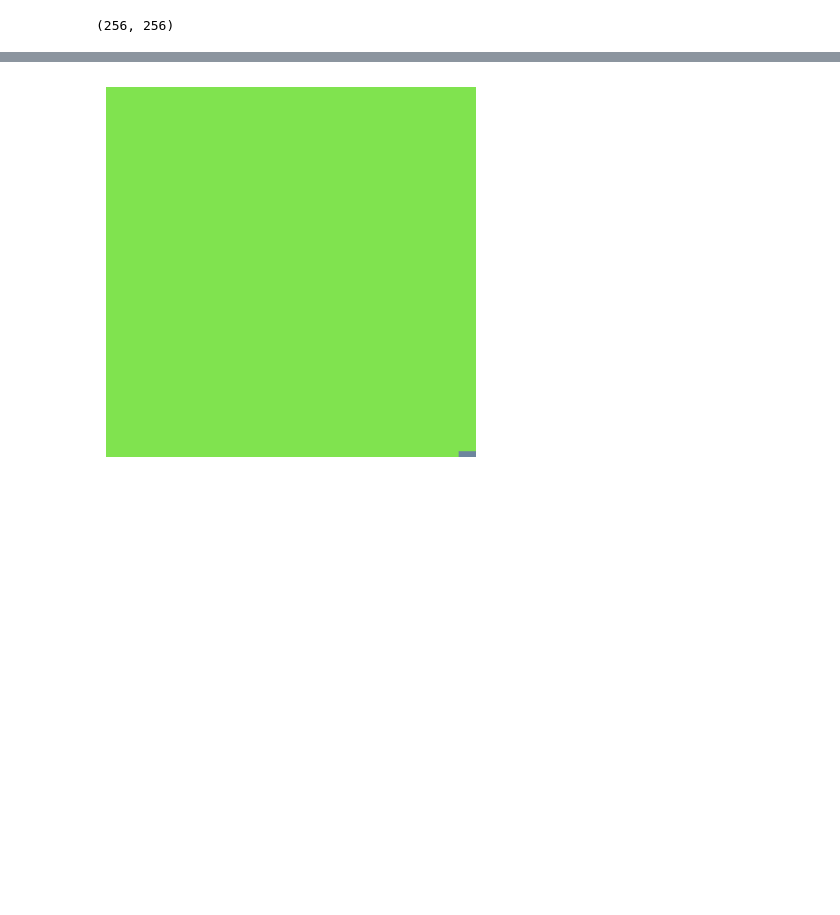
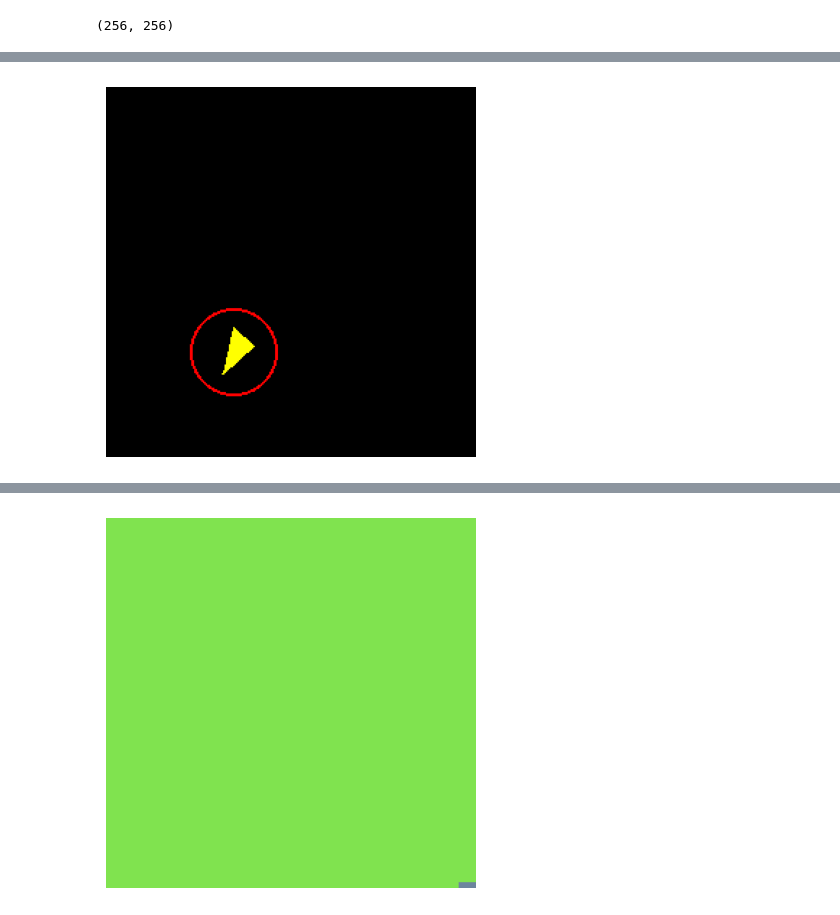
Before and after one commit to marcobarrasso1/GA_Image_Reconstruction, a Jupyter notebook: GA.ipynb, the cells around one changed output, grey strips where cells are left out. Saved outputs shown, nothing was run; the diff lists cells and outputs as text; code cells hidden in the pictures; blank space fills up the shorter version.

```diff
--- a/GA.ipynb
+++ b/GA.ipynb
@@ -97,0 +99,38 @@ plt.show()
+# %%
+import math
+
+new_image = Image.new("RGB", (256, 256))
+
+draw = ImageDraw.Draw(new_image)
+
+radius = 30  # Maximum radius of the circle
+center_x, center_y = random.randint(0, 255), random.randint(0, 255)  # Center of the circle
+
+
+# Generate vertices inside the circle
+vertices = []
+for _ in range(3):
+    # Random angle (0 to 2*pi)
+    theta = random.uniform(0, 2 * math.pi)
+    # Random radius (0 to the circle's radius)
+    r = random.uniform(5, radius)
+    # Convert polar to Cartesian coordinates
+    x = center_x + r * math.cos(theta)
+    y = center_y + r * math.sin(theta)
+    vertices.append((x, y))
+
+
+bounding_box = [
+    (center_x - radius, center_y - radius),  # Top-left corner
+    (center_x + radius, center_y + radius)   # Bottom-right corner
+]
+draw.ellipse(bounding_box, outline="red", width=2)
+
+draw.polygon(vertices, fill="yellow")
+
+
+plt.imshow(new_image, cmap="gray")
+plt.axis("off")  # Turn off axes for better visualization
+plt.show()
+# %% [output]
+[figure, added]
```
Also changed, not shown: parts of 3 cells of this notebook, 16 other files.
